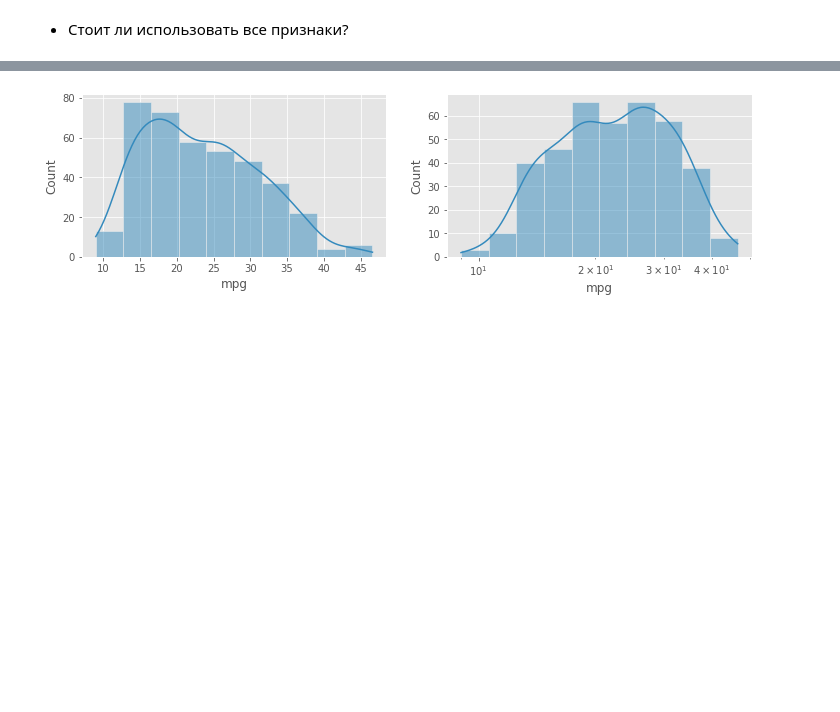
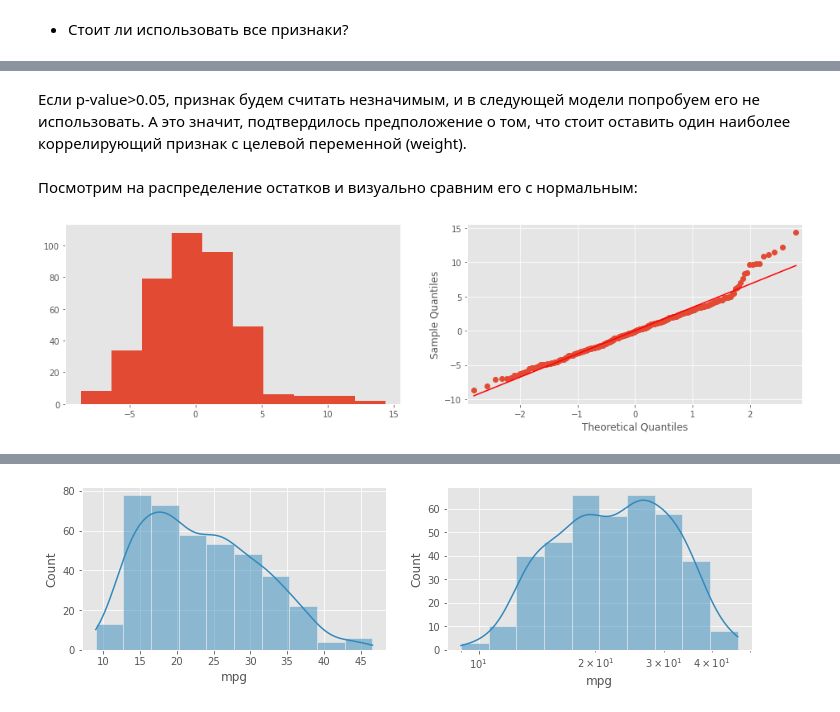
Before and after one commit to MariaZolotko/stat_HSE_DPO_21-Fall, a Jupyter notebook: Мария Золотько - 9_task3.ipynb, the cells around one changed output, grey strips where cells are left out. Drawn from its saved outputs; the diff is of its cells as text; code cells hidden in the pictures; blank space fills up the shorter version.

```diff
--- a/Мария Золотько - 9_task3.ipynb
+++ b/Мария Золотько - 9_task3.ipynb
@@ -112,0 +171,5 @@ plt.show()
+# %%
+m1 = smf.ols('mpg ~ cylinders + displacement + horsepower + weight + acceleration + year', data=df)
+m1fitted = m1.fit()
+
+print(m1fitted.summary())
@@ -112,0 +194,13 @@ plt.show()
+# %% [markdown]
+Если p-value>0.05, признак будем считать незначимым, и в следующей модели попробуем его не использовать. А это значит, подтвердилось предположение о том, что стоит оставить один наиболее коррелирующий признак с целевой переменной (weight).
+# %% [markdown]
+Посмотрим на распределение остатков и визуально сравним его с нормальным:
+# %%
+fig, (ax1, ax2) = plt.subplots(ncols=2,figsize=(16,4))
+
+m1fitted.resid.hist(ax=ax1, grid=False)
+qqplot(m1fitted.resid, line='r',ax=ax2)
+
+plt.show()
+# %% [output]
+[figure, added]
```
Also changed, not shown: parts of 101 cells of this notebook, 16 other files.
